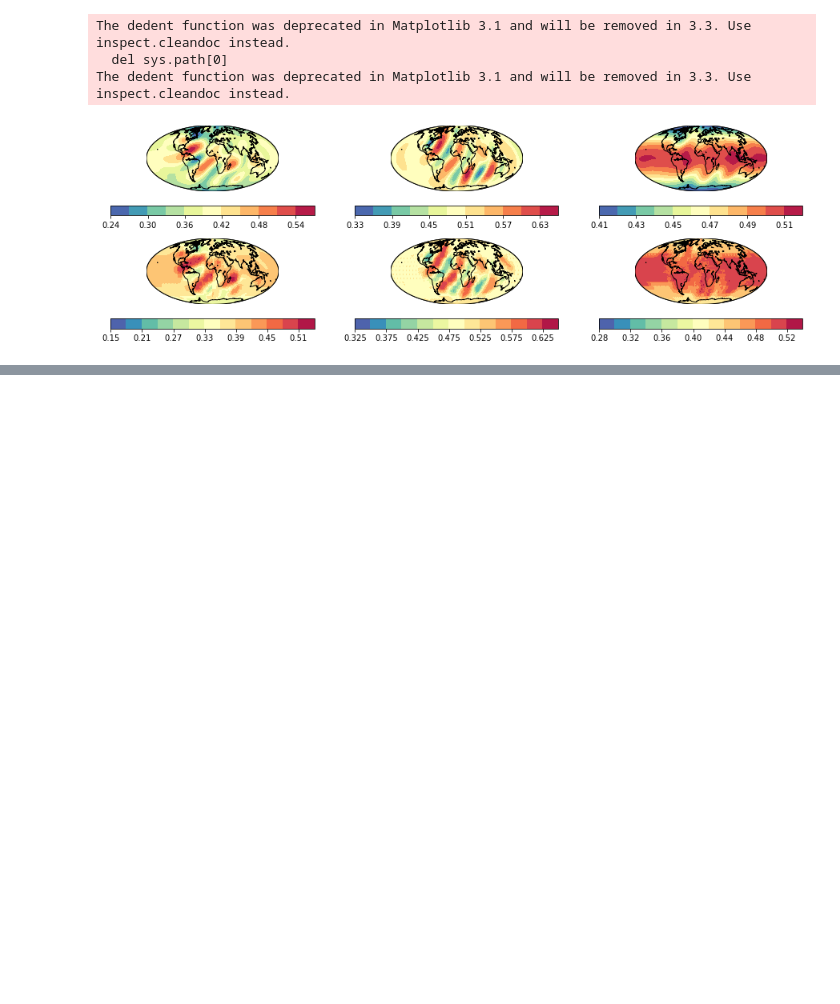
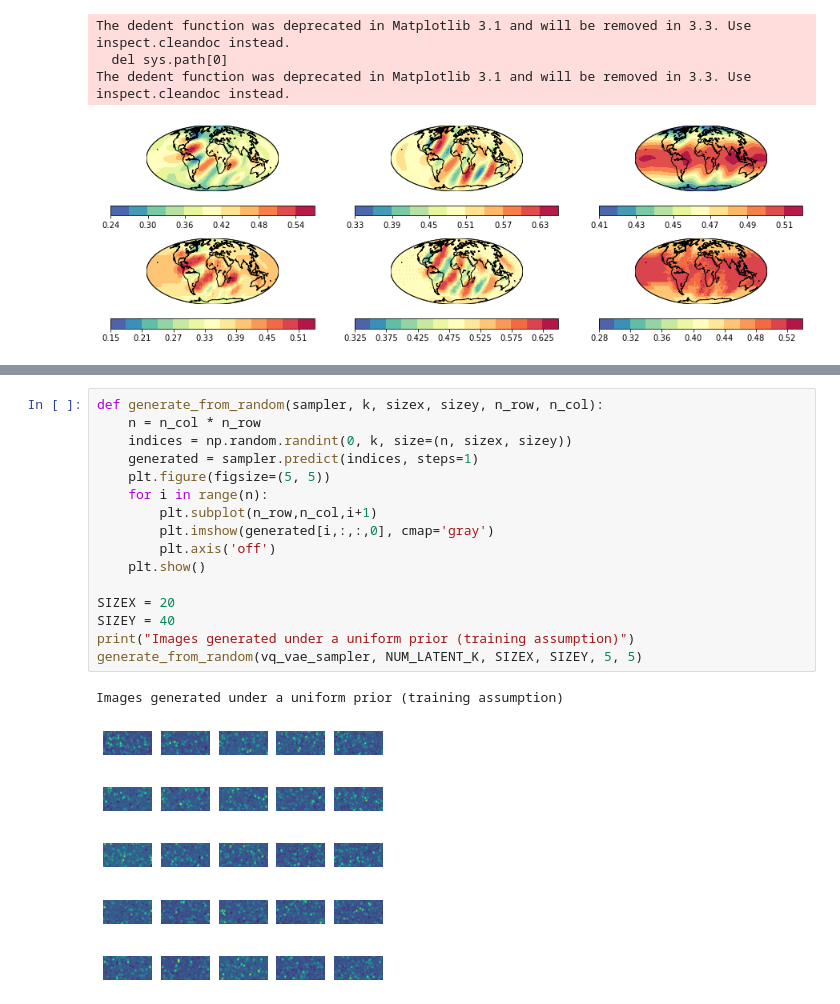
Before and after one commit to yezy17/DIDA_VQ-VAE, a Jupyter notebook: VQVAE_withPixelCNN.ipynb, the cells around one changed output, grey strips where cells are left out. Drawn from its saved outputs; the diff is of its cells as text; blank space fills up the shorter version.

```diff
--- a/VQVAE_withPixelCNN.ipynb
+++ b/VQVAE_withPixelCNN.ipynb
@@ -369,0 +401,19 @@ The dedent function was deprecated in Matplotlib 3.1 and will be removed in 3.3.
+# %%
+def generate_from_random(sampler, k, sizex, sizey, n_row, n_col):
+    n = n_col * n_row
+    indices = np.random.randint(0, k, size=(n, sizex, sizey))
+    generated = sampler.predict(indices, steps=1)
+    plt.figure(figsize=(5, 5))
+    for i in range(n):
+        plt.subplot(n_row,n_col,i+1)
+        plt.imshow(generated[i,:,:,0], cmap='gray')
+        plt.axis('off')
+    plt.show()
+
+SIZEX = 20
+SIZEY = 40
+print("Images generated under a uniform prior (training assumption)")
+generate_from_random(vq_vae_sampler, NUM_LATENT_K, SIZEX, SIZEY, 5, 5)
+# %% [output]
+Images generated under a uniform prior (training assumption)
+[figure, added]
```
Also changed, not shown: parts of 6 cells of this notebook.
